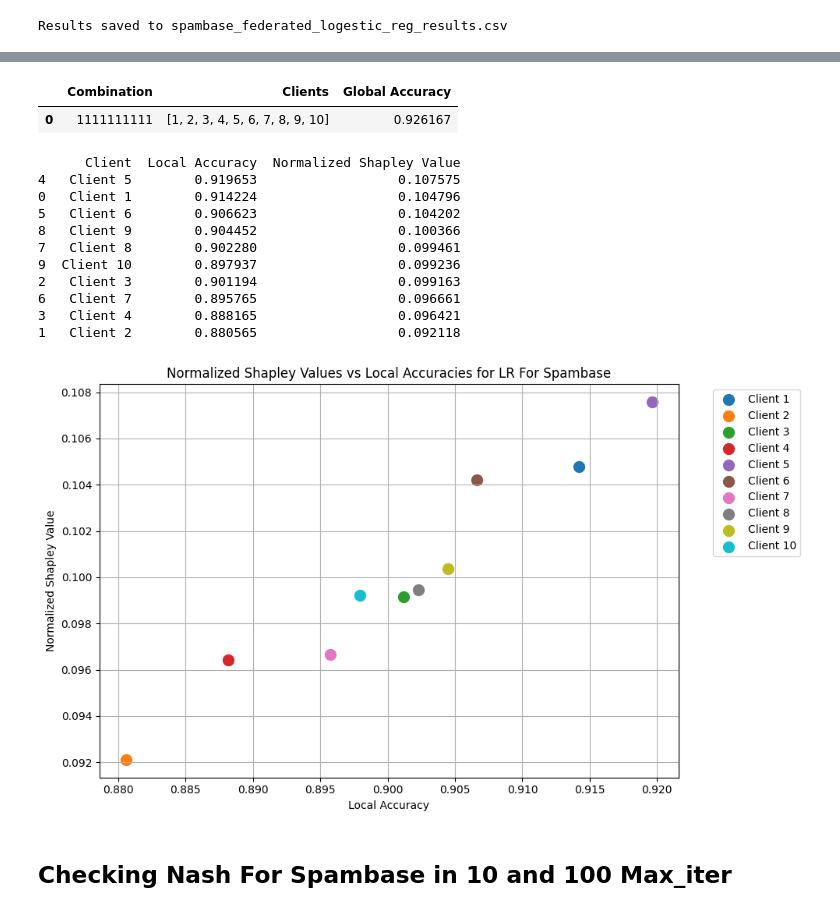
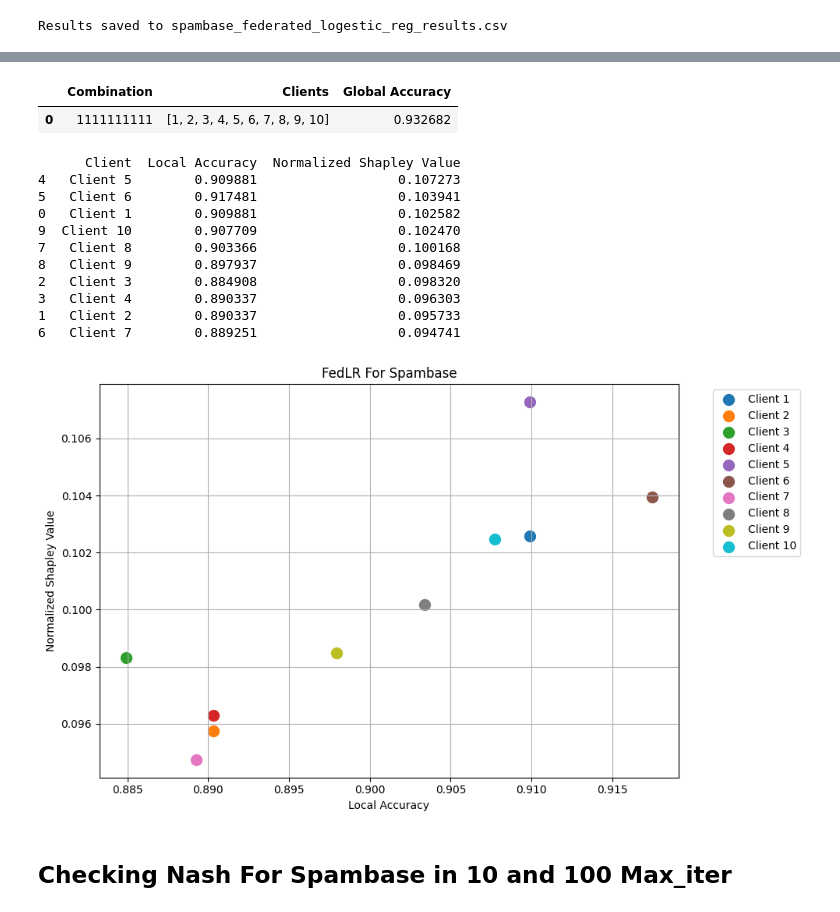
Before and after one commit to abbaszal/Thesis_Projects, a Jupyter notebook: src/fedLR_HuGaDB&Spambase.ipynb, the cells around one changed output, grey strips where cells are left out. Drawn from its saved outputs; the diff is of its cells as text; code cells hidden in the pictures.

```diff
--- a/src/fedLR_HuGaDB&Spambase.ipynb
+++ b/src/fedLR_HuGaDB&Spambase.ipynb
@@ -22,8 +22,8 @@ from Functions import compute_and_visualize_shapley_values
 # %% [markdown]
 # HuGa Dataset
 # %%
-train_files_pattern = ".../data/metadata/train_{i:02d}.csv" # Adjust the path as needed
-test_files_pattern = ".../data/metadata/test_{i:02d}.csv" # Adjust the path as needed
+train_files_pattern = "/Users/abbaszal/Documents/Thesis_Project_Spambase/data/metadata/train_{i:02d}.csv" # Adjust the path as needed
+test_files_pattern = "/Users/abbaszal/Documents/Thesis_Project_Spambase/data/metadata/test_{i:02d}.csv" # Adjust the path as needed
 # %% [markdown]
 ### Creating Global Train set and Test set
 # %%
@@ -392,7 +392,7 @@ print("Process complete. Results saved.")
 # %% [markdown]
 # SpamBase Dataset
 # %%
-file_path = '.../data/spambase.data'  # Adjust the path as needed
+file_path = '/Users/abbaszal/Documents/Thesis_Project_Spambase/data/spambase.data'  # Adjust the path as needed
 df = pd.read_csv(file_path, header=None)
 # %% [markdown]
 ### Preprocessing
@@ -545,7 +545,7 @@ def run_federated_learning(
 # %%
 # Unpack the returned tuple
 df_results, client_local_accuracies, client_global_accuracies = run_federated_learning(
-    partitions, n_clients=10, random_seed=42, max_iter=1000
+    partitions, n_clients=10, random_seed=42, max_iter=100
 )
 # %% [output]
 Results saved to spambase_federated_logestic_reg_results.csv
@@ -564,29 +564,29 @@ nash_df = find_nash_equilibria_v2(df_results)
 nash_df
 # %% [output]
 |  | Combination | Clients | Global Accuracy |
-| 0 | 1111111111 | [1, 2, 3, 4, 5, 6, 7, 8, 9, 10] | 0.926167 |
+| 0 | 1111111111 | [1, 2, 3, 4, 5, 6, 7, 8, 9, 10] | 0.932682 |
 # %%
 result = compute_and_visualize_shapley_values(
     df_results,
     client_local_accuracies={i: client_global_accuracies[i] for i in range(n_clients)},
     n_clients=10,
     plot=True,
-    model_name="LR For Spambase",
+    model_name="FedLR For Spambase",
     print_df=True
 )
 # %% [output]
       Client  Local Accuracy  Normalized Shapley Value
-4   Client 5        0.919653                  0.107575
-0   Client 1        0.914224                  0.104796
-5   Client 6        0.906623                  0.104202
-8   Client 9        0.904452                  0.100366
-7   Client 8        0.902280                  0.099461
-9  Client 10        0.897937                  0.099236
-2   Client 3        0.901194                  0.099163
-6   Client 7        0.895765                  0.096661
-3   Client 4        0.888165                  0.096421
-1   Client 2        0.880565                  0.092118
+4   Client 5        0.909881                  0.107273
+5   Client 6        0.917481                  0.103941
+0   Client 1        0.909881                  0.102582
+9  Client 10        0.907709                  0.102470
+7   Client 8        0.903366                  0.100168
+8   Client 9        0.897937                  0.098469
+2   Client 3        0.884908                  0.098320
+3   Client 4        0.890337                  0.096303
+1   Client 2        0.890337                  0.095733
+6   Client 7        0.889251                  0.094741
-[figure, old version]
+[figure, new version]
 # %% [markdown]
 ## Checking Nash For Spambase in 10 and 100 Max_iter
 # %%
```
Also changed, not shown: parts of 2 cells of this notebook.
